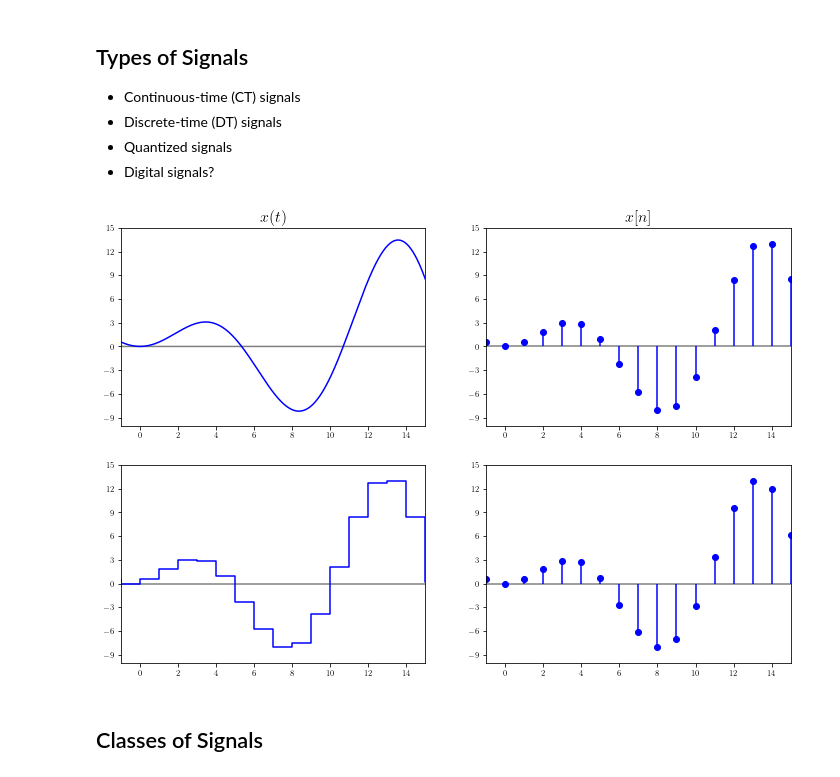
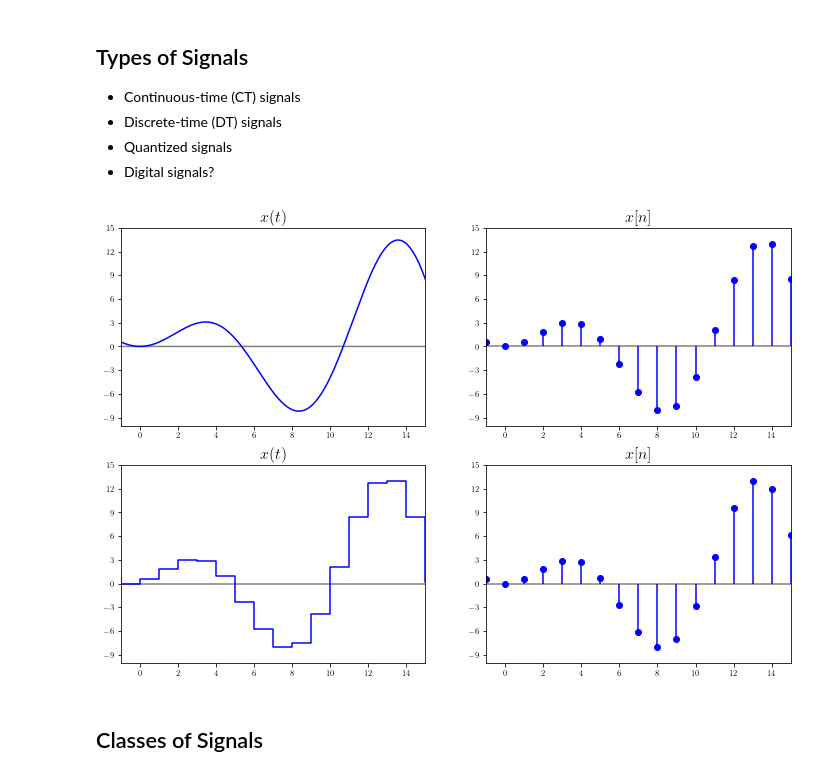
Before and after one commit to tmquan/ivcl, a Jupyter notebook: _sources/courses/dsp/intro.ipynb, the cells around one changed output. Cells and saved outputs as stored; diff of their text form; code cells hidden in the pictures.

```diff
--- a/_sources/courses/dsp/intro.ipynb
+++ b/_sources/courses/dsp/intro.ipynb
@@ -122,36 +122,36 @@ ax[0][0].set_title(r'$x(t)$', fontsize=16)
 
 
 mpl_axes_stem(ax[0][1],
     expr=h,
     xrange=(t, -60, 60, 1),
     linefmt='b',
     markerfmt='bo')
 ax[0][1].set_xlim(-1, 15, 1)
 ax[0][1].set_ylim(-10, 15, 1)
 ax[0][1].set_title(r'$x[n]$', fontsize=16)
 
 mpl_axes_step(ax[1][0],
     expr=h,
     xrange=(t, -60, 60, 1),
     color='b',
 )
 ax[1][0].set_xlim(-1, 15, 1)
 ax[1][0].set_ylim(-10, 15, 1)
-# ax[1][0].set_title(r'$x[n]$', fontsize=16)
+ax[1][0].set_title(r'$x(t)$', fontsize=16)
 
 mpl_axes_stem(ax[1][1],
     expr=h.xreplace({n : round(n, 1) for n in h.atoms(sp.Number)}),
     xrange=(t, -60, 60, 1),
     linefmt='b',
     markerfmt='bo')
 ax[1][1].set_xlim(-1, 15, 1)
 ax[1][1].set_ylim(-10, 15, 1)
-# ax[1][1].set_title(r'$x[n]$', fontsize=16)
+ax[1][1].set_title(r'$x[n]$', fontsize=16)
 
 
 plt.show()
 # %% [output]
-[figure, old version]
+[figure, new version]
 # %% [markdown]
 ## Classes of Signals
 # %% [markdown]
```
Also changed, not shown: parts of 2 cells of this notebook, 4 other files.
